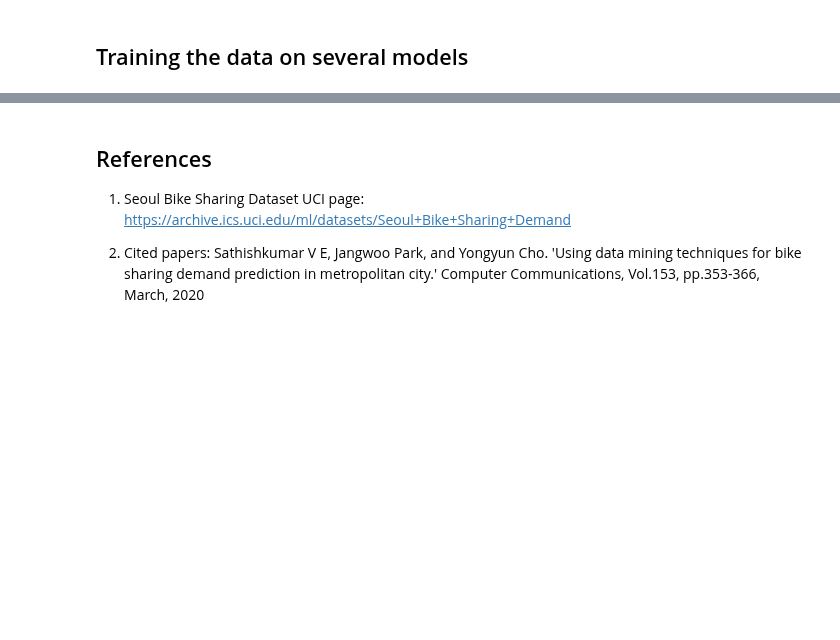
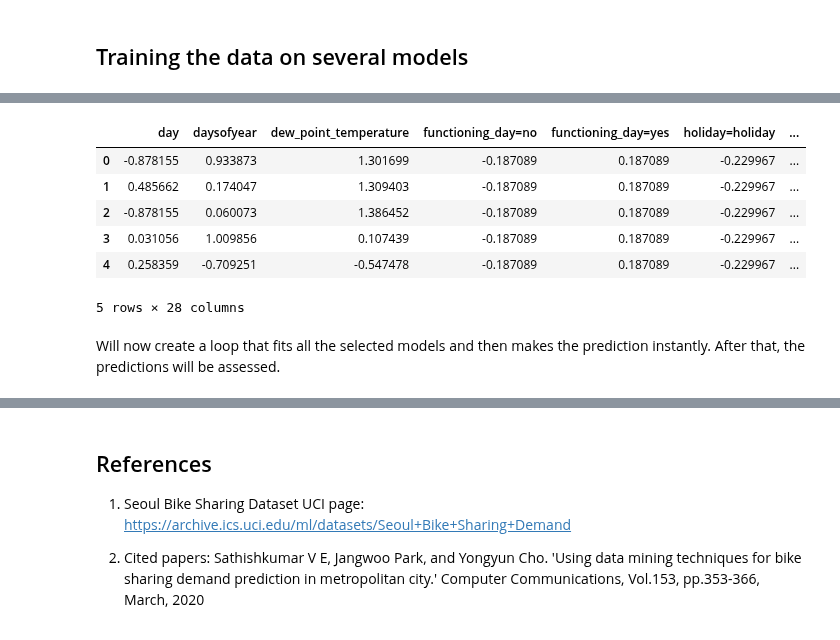
Before and after one commit to Emekadavid/bike-rentals, a Jupyter notebook: notebook.ipynb, the cells around one changed output, grey strips where cells are left out. Cells and saved outputs as stored; diff of their text form; code cells hidden in the pictures; blank space fills up the shorter version.

```diff
--- a/notebook.ipynb
+++ b/notebook.ipynb
@@ -493,0 +529,15 @@ f'The baseline model is {rmse_score}'
+# %%
+# scaling validation dataset
+val_scaled = scaler.transform(X_val)
+val_standardise = pd.DataFrame(val_scaled, columns=dv.get_feature_names_out())
+val_standardise.head()
+# %% [output]
+|  | day | daysofyear | dew_point_temperature | functioning_day=no | functioning_day=yes | holiday=holiday | ... |
+| 0 | -0.878155 | 0.933873 | 1.301699 | -0.187089 | 0.187089 | -0.229967 | ... |
+| 1 | 0.485662 | 0.174047 | 1.309403 | -0.187089 | 0.187089 | -0.229967 | ... |
+| 2 | -0.878155 | 0.060073 | 1.386452 | -0.187089 | 0.187089 | -0.229967 | ... |
+| 3 | 0.031056 | 1.009856 | 0.107439 | -0.187089 | 0.187089 | -0.229967 | ... |
+| 4 | 0.258359 | -0.709251 | -0.547478 | -0.187089 | 0.187089 | -0.229967 | ... |
+5 rows × 28 columns
+# %% [markdown]
+Will now create a loop that fits all the selected models and then makes the prediction instantly. After that, the predictions will be assessed.
```
Also changed, not shown: parts of 16 cells of this notebook, 1 other file.
